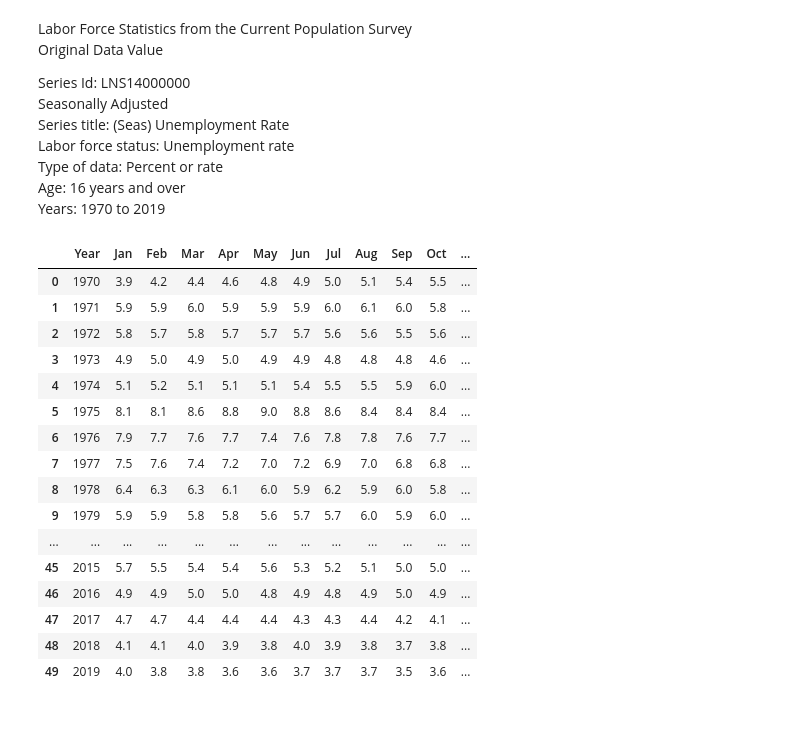
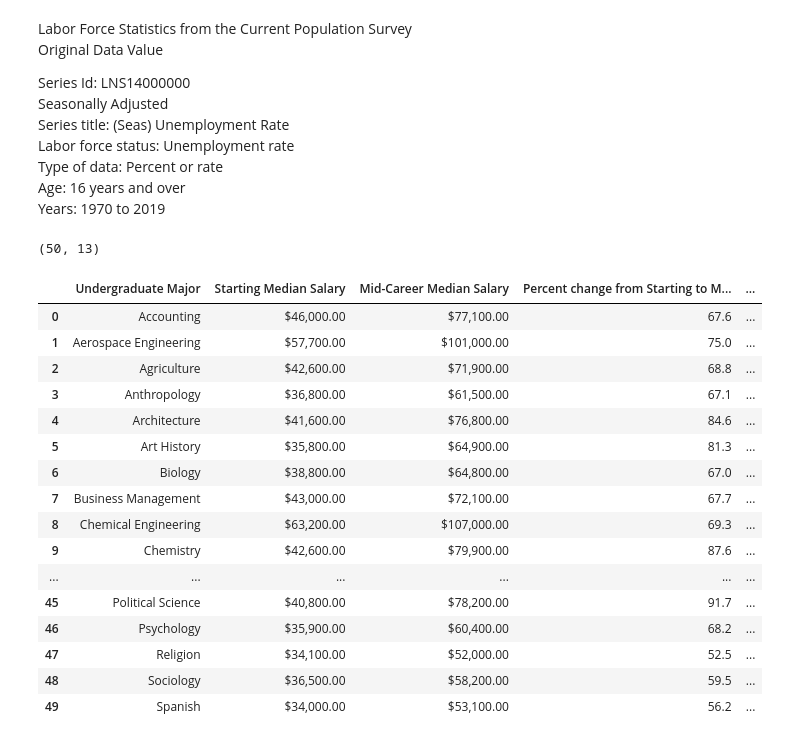
Before and after one commit to COGS108/group027, a Jupyter notebook: FinalProject.ipynb, the cells around one changed output. Cells and saved outputs as stored; diff of their text form; code cells hidden in the pictures.

```diff
--- a/FinalProject.ipynb
+++ b/FinalProject.ipynb
@@ -109,21 +94,27 @@ Years:	1970 to 2019
 # %%
 data2 = pd.read_csv('data2.csv')
 data2
+data2.shape
 # %% [output]
-|  | Year | Jan | Feb | Mar | Apr | May | Jun | Jul | Aug | Sep | Oct | ... |
-| 0 | 1970 | 3.9 | 4.2 | 4.4 | 4.6 | 4.8 | 4.9 | 5.0 | 5.1 | 5.4 | 5.5 | ... |
-| 1 | 1971 | 5.9 | 5.9 | 6.0 | 5.9 | 5.9 | 5.9 | 6.0 | 6.1 | 6.0 | 5.8 | ... |
-| 2 | 1972 | 5.8 | 5.7 | 5.8 | 5.7 | 5.7 | 5.7 | 5.6 | 5.6 | 5.5 | 5.6 | ... |
-| 3 | 1973 | 4.9 | 5.0 | 4.9 | 5.0 | 4.9 | 4.9 | 4.8 | 4.8 | 4.8 | 4.6 | ... |
-| 4 | 1974 | 5.1 | 5.2 | 5.1 | 5.1 | 5.1 | 5.4 | 5.5 | 5.5 | 5.9 | 6.0 | ... |
-| 5 | 1975 | 8.1 | 8.1 | 8.6 | 8.8 | 9.0 | 8.8 | 8.6 | 8.4 | 8.4 | 8.4 | ... |
-| 6 | 1976 | 7.9 | 7.7 | 7.6 | 7.7 | 7.4 | 7.6 | 7.8 | 7.8 | 7.6 | 7.7 | ... |
-| 7 | 1977 | 7.5 | 7.6 | 7.4 | 7.2 | 7.0 | 7.2 | 6.9 | 7.0 | 6.8 | 6.8 | ... |
-| 8 | 1978 | 6.4 | 6.3 | 6.3 | 6.1 | 6.0 | 5.9 | 6.2 | 5.9 | 6.0 | 5.8 | ... |
-| 9 | 1979 | 5.9 | 5.9 | 5.8 | 5.8 | 5.6 | 5.7 | 5.7 | 6.0 | 5.9 | 6.0 | ... |
-| ... | ... | ... | ... | ... | ... | ... | ... | ... | ... | ... | ... | ... |
-| 45 | 2015 | 5.7 | 5.5 | 5.4 | 5.4 | 5.6 | 5.3 | 5.2 | 5.1 | 5.0 | 5.0 | ... |
-| 46 | 2016 | 4.9 | 4.9 | 5.0 | 5.0 | 4.8 | 4.9 | 4.8 | 4.9 | 5.0 | 4.9 | ... |
-| 47 | 2017 | 4.7 | 4.7 | 4.4 | 4.4 | 4.4 | 4.3 | 4.3 | 4.4 | 4.2 | 4.1 | ... |
-| 48 | 2018 | 4.1 | 4.1 | 4.0 | 3.9 | 3.8 | 4.0 | 3.9 | 3.8 | 3.7 | 3.8 | ... |
-| 49 | 2019 | 4.0 | 3.8 | 3.8 | 3.6 | 3.6 | 3.7 | 3.7 | 3.7 | 3.5 | 3.6 | ... |
+(50, 13)
+# %%
+data3 = pd.read_csv('degrees-that-pay-back.csv')
+data3
+# %% [output]
+|  | Undergraduate Major | Starting Median Salary | Mid-Career Median Salary | Percent change from Starting to M... | ... |
+| 0 | Accounting | $46,000.00 | $77,100.00 | 67.6 | ... |
+| 1 | Aerospace Engineering | $57,700.00 | $101,000.00 | 75.0 | ... |
+| 2 | Agriculture | $42,600.00 | $71,900.00 | 68.8 | ... |
+| 3 | Anthropology | $36,800.00 | $61,500.00 | 67.1 | ... |
+| 4 | Architecture | $41,600.00 | $76,800.00 | 84.6 | ... |
+| 5 | Art History | $35,800.00 | $64,900.00 | 81.3 | ... |
+| 6 | Biology | $38,800.00 | $64,800.00 | 67.0 | ... |
+| 7 | Business Management | $43,000.00 | $72,100.00 | 67.7 | ... |
+| 8 | Chemical Engineering | $63,200.00 | $107,000.00 | 69.3 | ... |
+| 9 | Chemistry | $42,600.00 | $79,900.00 | 87.6 | ... |
+| ... | ... | ... | ... | ... | ... |
+| 45 | Political Science | $40,800.00 | $78,200.00 | 91.7 | ... |
+| 46 | Psychology | $35,900.00 | $60,400.00 | 68.2 | ... |
+| 47 | Religion | $34,100.00 | $52,000.00 | 52.5 | ... |
+| 48 | Sociology | $36,500.00 | $58,200.00 | 59.5 | ... |
+| 49 | Spanish | $34,000.00 | $53,100.00 | 56.2 | ... |
```
Also changed, not shown: parts of 3 cells of this notebook, 1 other file.
